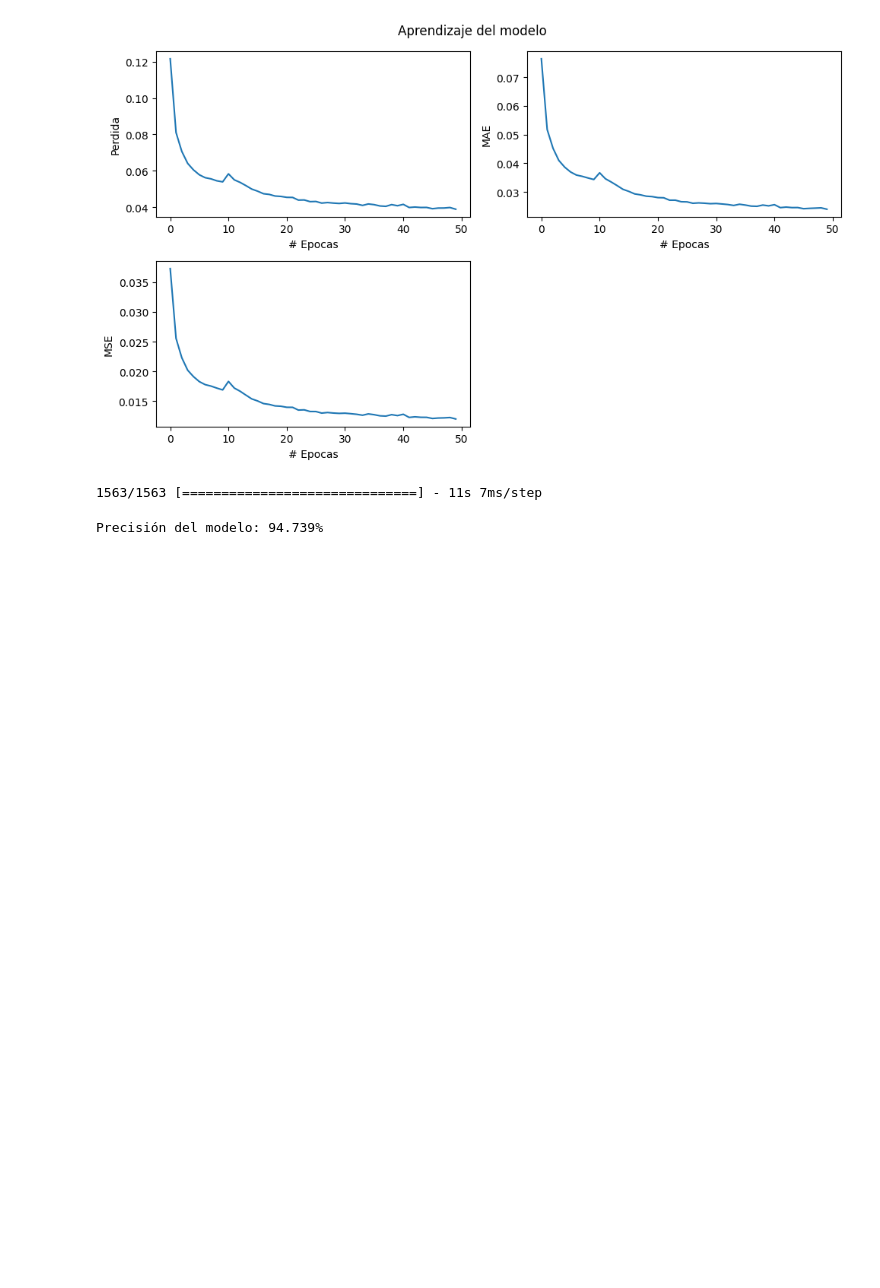
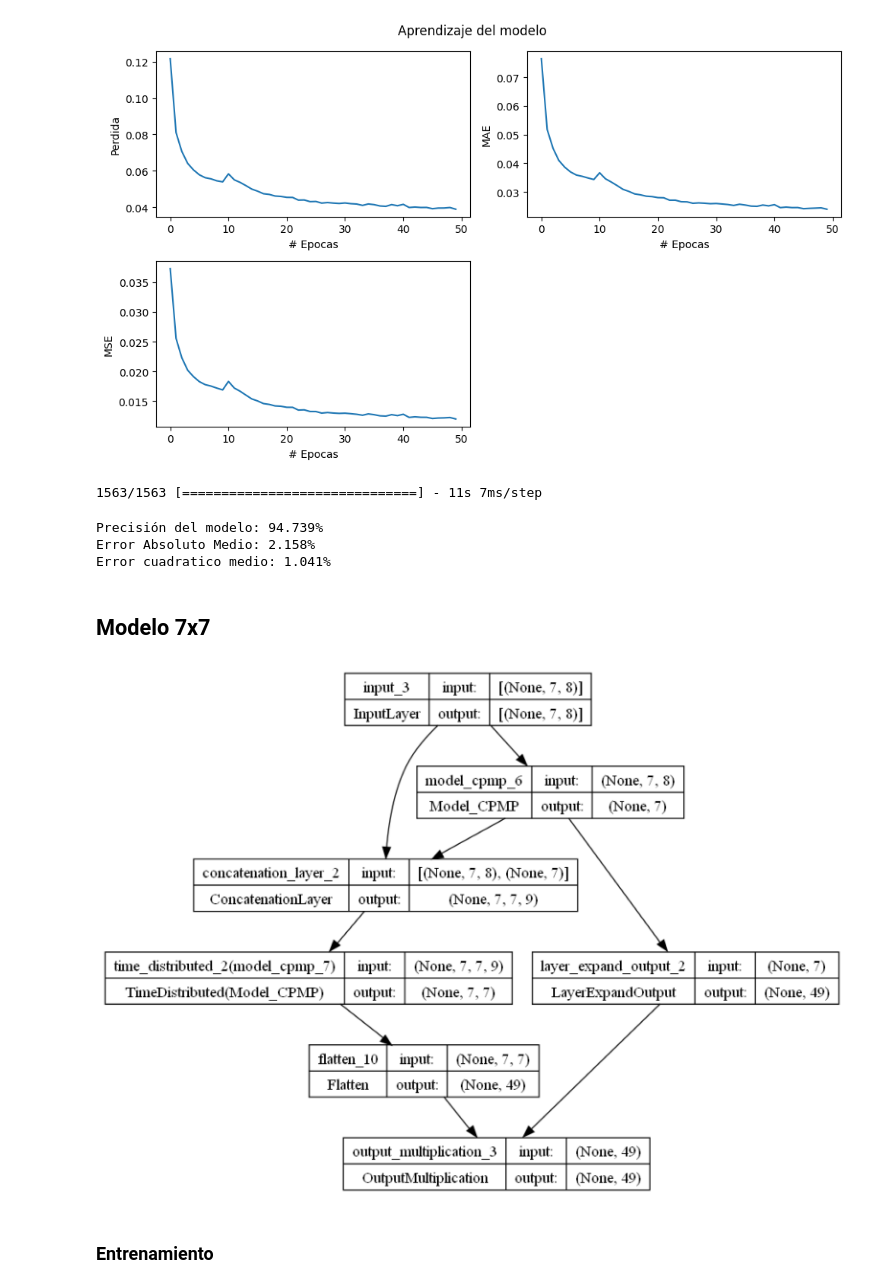
Before and after one commit to LosWillyAmigos/CPMP_With_attetion, a Jupyter notebook: CPMP_with_attention.ipynb, the cells around one changed output. Cells and saved outputs as stored; diff of their text form; code cells hidden in the pictures; blank space fills up the shorter version.

Commit message:
archivo de entrenamiento

```diff
--- a/CPMP_with_attention.ipynb
+++ b/CPMP_with_attention.ipynb
@@ -309,9 +321,19 @@ plt.show()
 predict = model_5x5_multi.predict(X_test_5x5)
 # %% [output]
 1563/1563 [==============================] - 11s 7ms/step
-# %%
-results = cosine_Similarity(predict, y_test_5x5)
-
-print(f'Precisión del modelo: {round(results * 100, 3)}%')
-# %% [output]
-Precisión del modelo: 94.739%
+# %%
+results_1 = cosine_Similarity(predict, y_test_5x5)
+results_2 = mean_absolute_error(y_test_5x5, predict)
+results_3 = mean_squared_error(y_test_5x5, predict)
+
+print(f'Precisión del modelo: {round(results_1 * 100, 3)}%')
+print(f'Error Absoluto Medio: {round(results_2 * 100, 3)}%')
+print(f'Error cuadratico medio: {round(results_3 * 100, 3)}%')
+# %% [output]
+Precisión del modelo: 94.739%
+Error Absoluto Medio: 2.158%
+Error cuadratico medio: 1.041%
+# %% [markdown]
+## Modelo 7x7
+# %%
+model_7x7_multi = cpmp_att.CPMP_attention_model()
@@ -317,0 +342,6 @@ Precisión del modelo: 94.739%
+# %%
+model_7x7_multi.plot_model(name= 'images_models/model_cpmp_multi')
+# %% [output]
+[figure, added]
+# %% [markdown]
+### Entrenamiento
```
Also changed, not shown: parts of 13 cells of this notebook.
